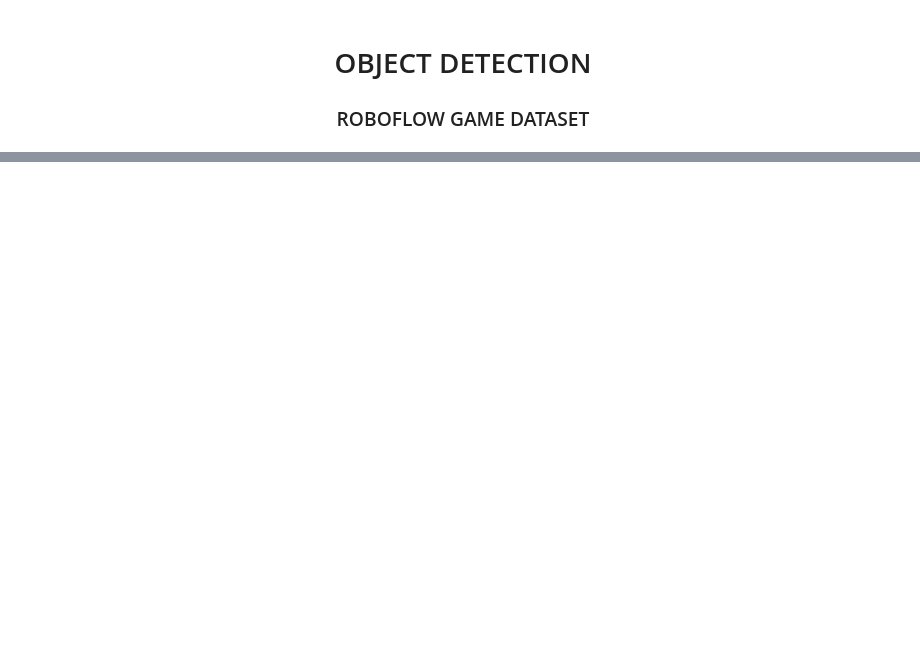
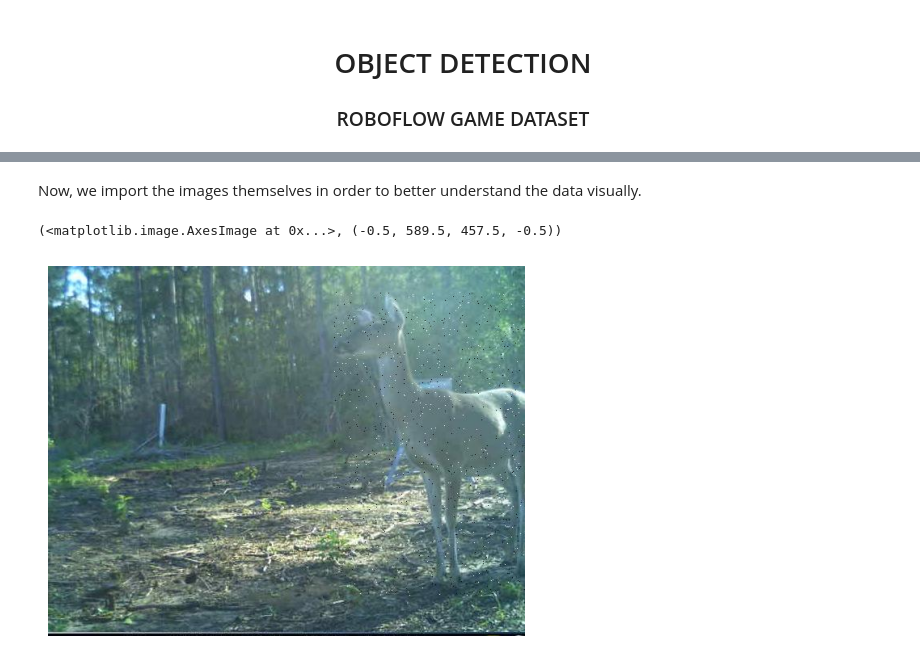
Before and after one commit to DaudRaza-NUST/DL-Project, a Jupyter notebook: Task 1-Object Detection/Task1_Train.ipynb, the cells around one changed output, grey strips where cells are left out. Drawn from its saved outputs; the diff is of its cells as text; code cells hidden in the pictures; blank space fills up the shorter version.

```diff
--- a/Task 1-Object Detection/Task1_Train.ipynb
+++ b/Task 1-Object Detection/Task1_Train.ipynb
@@ -18,0 +32,2 @@ To enable the following instructions: AVX2 FMA, in other operations, rebuild Ten
+# %%
+train = COCO('Dataset/train/_annotations.coco.json')
@@ -18,0 +41,5 @@ To enable the following instructions: AVX2 FMA, in other operations, rebuild Ten
+# %%
+cats = train.loadCats(train.getCatIds())
+
+names = [cat['name'] for cat in cats]
+print(f"{len(cats)} categories: \n{', '.join(names)}")
@@ -18,0 +57,13 @@ To enable the following instructions: AVX2 FMA, in other operations, rebuild Ten
+# %%
+# Class Ids
+catIds = train.getCatIds()
+
+# Get image Ids
+imgIds = train.getImgIds()
+
+# Load images
+images = train.loadImgs(imgIds)
+
+print(len(imgIds))
+print("imgIds: ", imgIds[0])
+print("images: ", images[0])
@@ -18,0 +82,16 @@ To enable the following instructions: AVX2 FMA, in other operations, rebuild Ten
+# %% [markdown]
+Now, we import the images themselves in order to better understand the data visually.
+# %%
+img_folder = 'Dataset/train/'
+train_imgs = []
+for img in images:
+    img_path = img_folder + img['file_name']
+    train_imgs.append(Image.open(img_path))
+# %%
+rand_img = images[np.random.randint(0, len(imgIds))]
+im = cv.imread(img_folder + rand_img['file_name'])
+im = cv.cvtColor(im, cv.COLOR_BGR2RGB)
+plt.imshow(im), plt.axis('off')
+# %% [output]
+(<matplotlib.image.AxesImage at 0x...>, (-0.5, 589.5, 457.5, -0.5))
+[figure, added]
```
Also changed, not shown: parts of 13 cells of this notebook.
